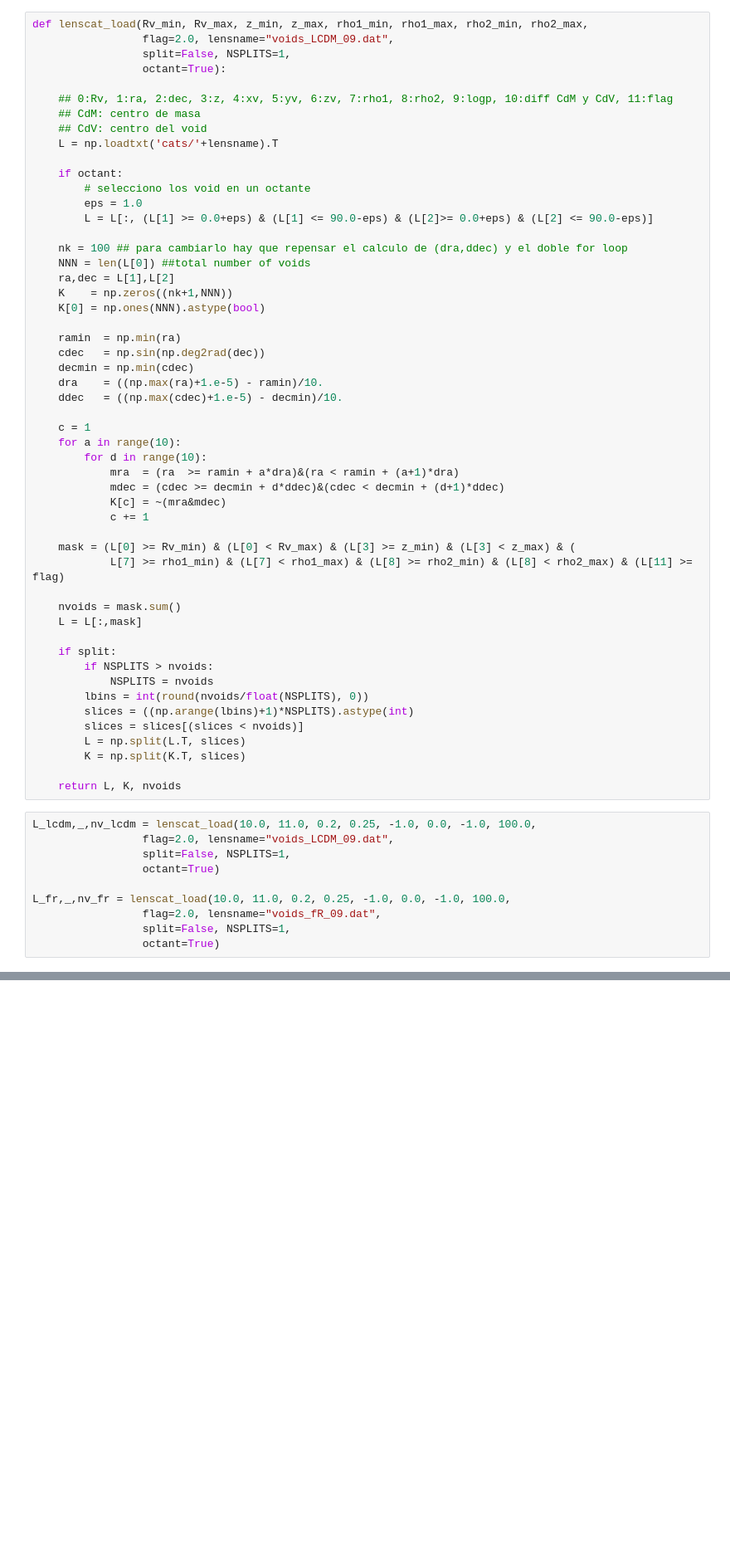
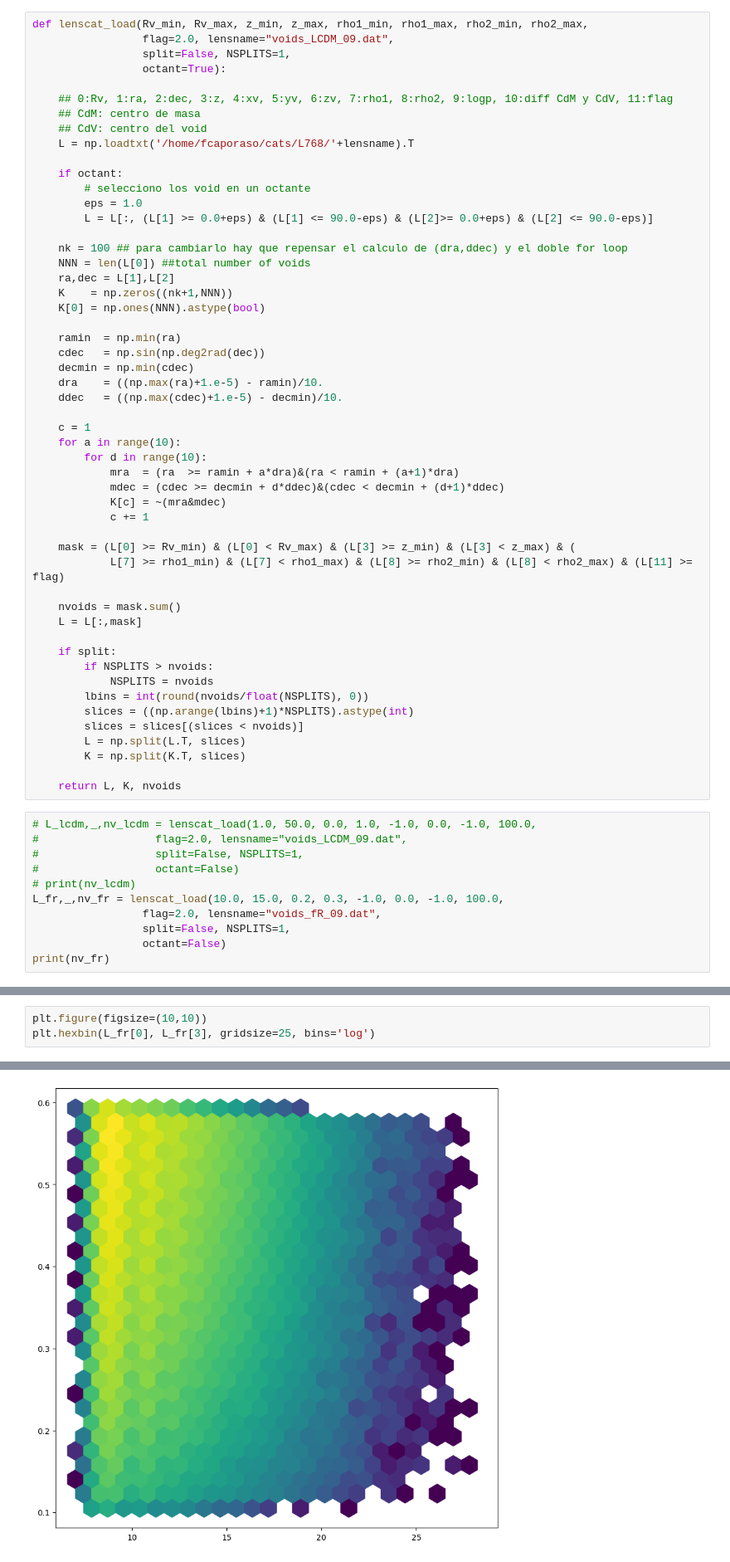
Before and after one commit to francaporaso/modified_gravity, a Jupyter notebook: tests.ipynb, the cells around one changed output, grey strips where cells are left out. Shown: that part at 83% size. Drawn from its saved outputs; the diff is of its cells as text; blank space fills up the shorter version.

```diff
--- a/tests.ipynb
+++ b/tests.ipynb
@@ -331,7 +299,7 @@ def lenscat_load(Rv_min, Rv_max, z_min, z_max, rho1_min, rho1_max, rho2_min, rho
     ## 0:Rv, 1:ra, 2:dec, 3:z, 4:xv, 5:yv, 6:zv, 7:rho1, 8:rho2, 9:logp, 10:diff CdM y CdV, 11:flag
     ## CdM: centro de masa
     ## CdV: centro del void
-    L = np.loadtxt('cats/'+lensname).T
+    L = np.loadtxt('/home/fcaporaso/cats/L768/'+lensname).T
 
     if octant:
         # selecciono los void en un octante
@@ -375,12 +343,13 @@ def lenscat_load(Rv_min, Rv_max, z_min, z_max, rho1_min, rho1_max, rho2_min, rho
 
     return L, K, nvoids
 # %%
-L_lcdm,_,nv_lcdm = lenscat_load(10.0, 11.0, 0.2, 0.25, -1.0, 0.0, -1.0, 100.0,
-                 flag=2.0, lensname="voids_LCDM_09.dat",
-                 split=False, NSPLITS=1,
-                 octant=True)
-
-L_fr,_,nv_fr = lenscat_load(10.0, 11.0, 0.2, 0.25, -1.0, 0.0, -1.0, 100.0,
+# L_lcdm,_,nv_lcdm = lenscat_load(1.0, 50.0, 0.0, 1.0, -1.0, 0.0, -1.0, 100.0,
+#                  flag=2.0, lensname="voids_LCDM_09.dat",
+#                  split=False, NSPLITS=1,
+#                  octant=False)
+# print(nv_lcdm)
+L_fr,_,nv_fr = lenscat_load(10.0, 15.0, 0.2, 0.3, -1.0, 0.0, -1.0, 100.0,
                  flag=2.0, lensname="voids_fR_09.dat",
                  split=False, NSPLITS=1,
-                 octant=True)
+                 octant=False)
+print(nv_fr)
@@ -395,0 +363,4 @@ plt.scatter(L_fr[1],np.sin(np.pi*L_fr[2]/180.0),
+# %%
+plt.figure(figsize=(10,10))
+plt.hexbin(L_fr[0], L_fr[3], gridsize=25, bins='log')
+# %% [output]
@@ -395,0 +368 @@ plt.scatter(L_fr[1],np.sin(np.pi*L_fr[2]/180.0),
+[figure, added]
```
Also changed, not shown: parts of 21 cells of this notebook.
